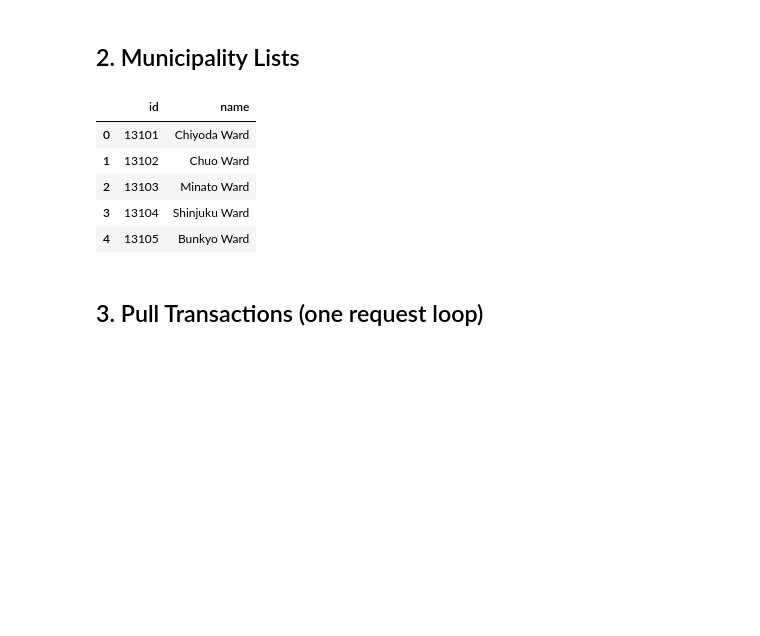
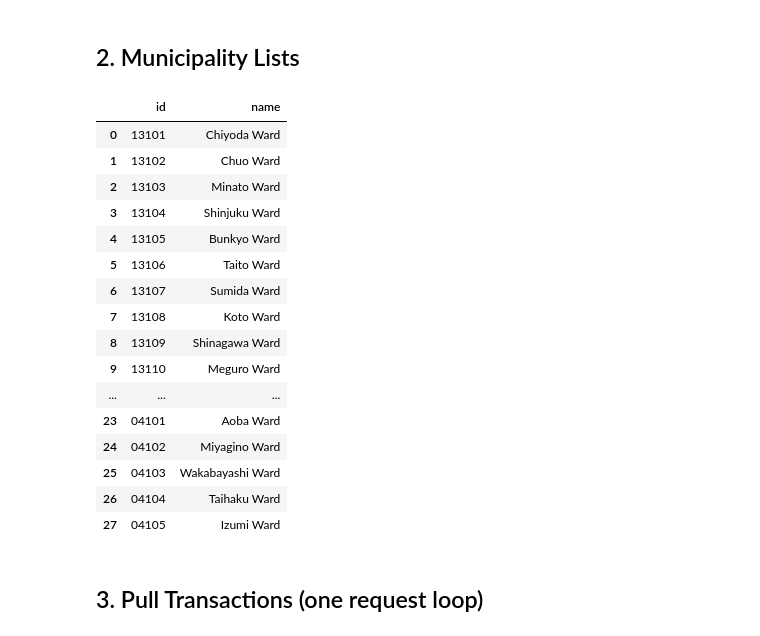
Before and after one commit to ignitesplash101/Project, a Jupyter notebook: test_notebooks/01_hedonic_index.ipynb, the cells around one changed output. Cells and saved outputs as stored; diff of their text form; code cells hidden in the pictures; blank space fills up the shorter version.

```diff
--- a/test_notebooks/01_hedonic_index.ipynb
+++ b/test_notebooks/01_hedonic_index.ipynb
@@ -41,34 +41,45 @@ TOKYO_WARDS = [
     {'id': '13111', 'name': 'Ota Ward'},
     {'id': '13112', 'name': 'Setagaya Ward'},
     {'id': '13113', 'name': 'Shibuya Ward'},
     {'id': '13114', 'name': 'Nakano Ward'},
     {'id': '13115', 'name': 'Suginami Ward'},
     {'id': '13116', 'name': 'Toshima Ward'},
     {'id': '13117', 'name': 'Kita Ward'},
     {'id': '13118', 'name': 'Arakawa Ward'},
     {'id': '13119', 'name': 'Itabashi Ward'},
     {'id': '13120', 'name': 'Nerima Ward'},
     {'id': '13121', 'name': 'Adachi Ward'},
     {'id': '13122', 'name': 'Katsushika Ward'},
     {'id': '13123', 'name': 'Edogawa Ward'},
 ]
 
 SENDAI_WARDS = [
     {'id': '04101', 'name': 'Aoba Ward'},
     {'id': '04102', 'name': 'Miyagino Ward'},
     {'id': '04103', 'name': 'Wakabayashi Ward'},
     {'id': '04104', 'name': 'Taihaku Ward'},
     {'id': '04105', 'name': 'Izumi Ward'},
 ]
 
-pd.DataFrame(TOKYO_WARDS + SENDAI_WARDS).head()
+pd.DataFrame(TOKYO_WARDS + SENDAI_WARDS)
 # %% [output]
 |  | id | name |
 | 0 | 13101 | Chiyoda Ward |
 | 1 | 13102 | Chuo Ward |
 | 2 | 13103 | Minato Ward |
 | 3 | 13104 | Shinjuku Ward |
 | 4 | 13105 | Bunkyo Ward |
+| 5 | 13106 | Taito Ward |
+| 6 | 13107 | Sumida Ward |
+| 7 | 13108 | Koto Ward |
+| 8 | 13109 | Shinagawa Ward |
+| 9 | 13110 | Meguro Ward |
+| ... | ... | ... |
+| 23 | 04101 | Aoba Ward |
+| 24 | 04102 | Miyagino Ward |
+| 25 | 04103 | Wakabayashi Ward |
+| 26 | 04104 | Taihaku Ward |
+| 27 | 04105 | Izumi Ward |
 # %% [markdown]
 ## 3. Pull Transactions (one request loop)
 # %%
```
Also changed, not shown: parts of 7 cells of this notebook, 2 other files.
